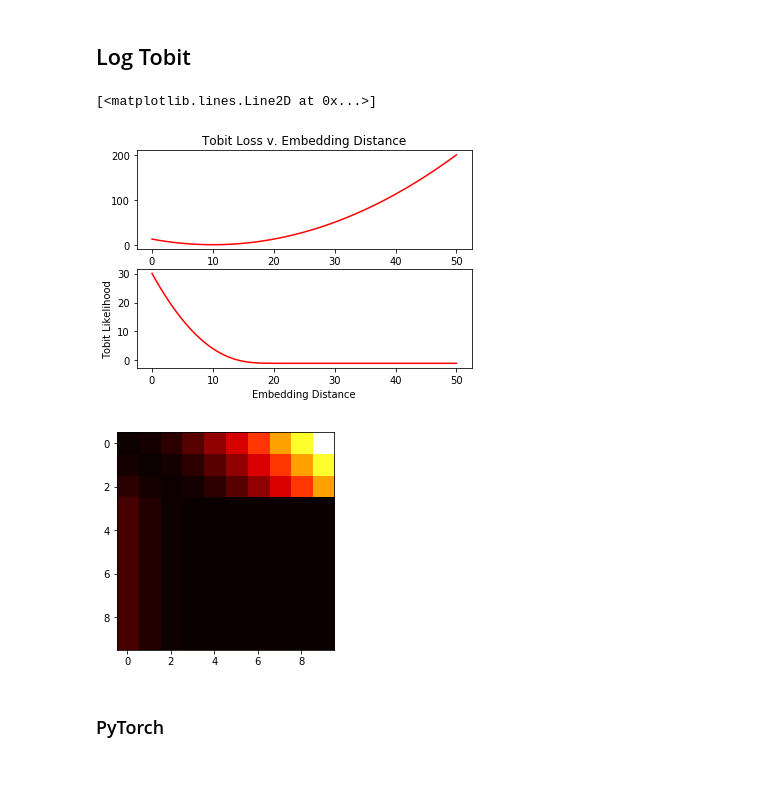
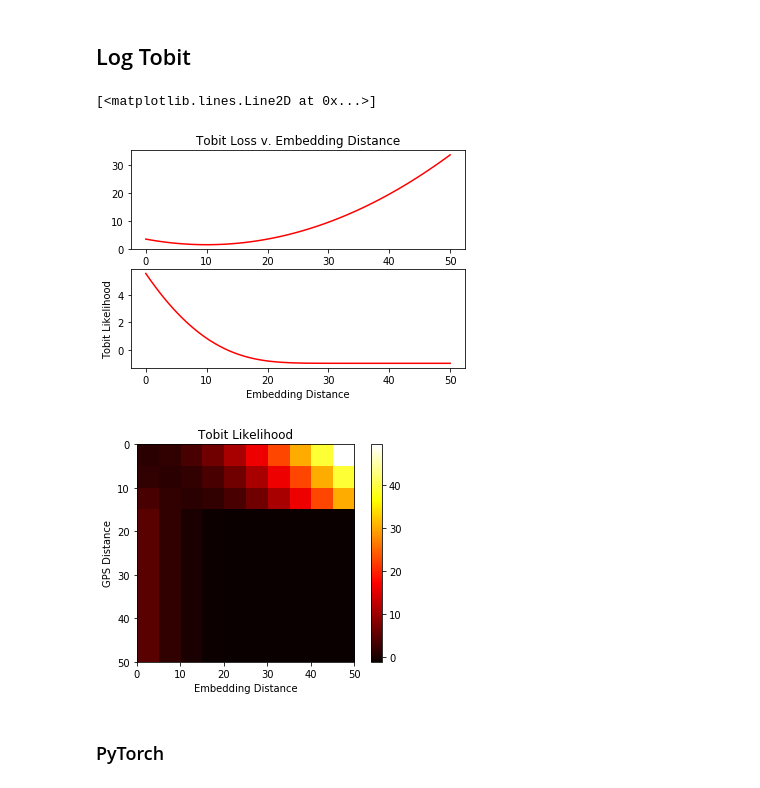
Before and after one commit to Holstrup/PlaceRecognition, a Jupyter notebook: notebooks/Tobit Plot.ipynb, the cells around one changed output. Saved outputs shown, nothing was run; the diff lists cells and outputs as text; code cells hidden in the pictures.

```diff
--- a/notebooks/Tobit Plot.ipynb
+++ b/notebooks/Tobit Plot.ipynb
@@ -51,10 +57,22 @@ plt.show()
 # %% [markdown]
 ## Contrastive
 # %%
+# Original
 def contrastive(y, y_hat, yL = 25, margin_thr=0.7):
     indicator = int(y > yL) # => Postive point
     margin = np.full(len(y_hat), margin_thr)
     return ((1-indicator) * 1/2 * y_hat**2) + indicator*1/2*((margin-y_hat).clip(min=0))**2
+
+# Scaled up / down
+def contrastive(y, y_hat, yL = 25, margin_thr=0.7):
+    y_hat *= 35
+    margin_thr *= 35
+
+    indicator = int(y > yL) # => Postive point
+    margin = np.full(len(y_hat), margin_thr)
+    y = ((1-indicator) * 1/2 * y_hat**2) + indicator*1/2*((margin-y_hat).clip(min=0))**2
+    y /= (35**2)
+    return y
 # %%
 NUM_POINTS = 1000
 Dw = np.linspace(0.01, 2, num=NUM_POINTS) # Embedding Distances
@@ -95,7 +119,8 @@ def scaled_contrastive(y, y_hat, yL = 25, margin_thr=0.7):
     indicator = int(y > yL) # => Postive point
     margin = np.full(len(y_hat), margin_thr)
     peak = margin_thr / yL * y
-    return ((1-indicator) * 4 * (y_hat - peak)**2) + indicator*4*((margin-y_hat).clip(min=0))**2
+    return ((1-indicator)  * (y_hat - peak)**2) + indicator*0.5*((margin-y_hat).clip(min=0))**2
+#4*lbl*torch.pow((D-peak_scaling),2) + 0.5*(1-lbl)*torch.pow(torch.clamp(margin-D, min=0),2)
 # %%
 NUM_POINTS = 1000
 Dw = np.linspace(0.01, 1, num=NUM_POINTS) # Embedding Distances
@@ -129,0 +159,10 @@ plt.show()
+# %%
+y_hat = np.linspace(1, 2, num=NUM_POINTS)- 1 # Embedding distance
+fig, ax = plt.subplots(1,1)
+L_pos = scaled_contrastive(0, y_hat)
+ax.plot(y_hat,L_pos,'g-', label='0 Meters (Standard Contrastive)')
+L_pos = scaled_contrastive(5, y_hat)
+ax.plot(y_hat,L_pos,'y-', label='5 Meters')
+L_pos = scaled_contrastive(15, y_hat)
+ax.plot(y_hat,L_pos,'r-', label='15 Meters')
+plt.legend()
@@ -154,7 +196,7 @@ plt.show()
 # %% [markdown]
 ## Log Tobit
 # %%
-def log_tobit(y, y_hat, yL = 15, sigma=2):
+def log_tobit(y, y_hat, yL = 15, sigma=5):
     indicator = int(y < yL)
     #Tobit:       ((1/sigma * norm.pdf((y-y_hat)/sigma))**indicator) *     (norm.cdf((y_hat - yL)/sigma))**(1-indicator)
     return -np.log(1/sigma * norm.pdf((y-y_hat)/sigma))**indicator - np.log(norm.cdf((y_hat - yL)/sigma))**(1-indicator)
@@ -171,7 +213,7 @@ ax[1].set_ylabel('Tobit Likelihood')
 ax[1].plot(y_hat, L_neg,'r-')
 # %% [output]
 [<matplotlib.lines.Line2D at 0x...>]
-[figure, old version]
+[figure, new version]
 # %%
 NUM_POINTS = 10
 y_hat = np.linspace(1, 50, num=NUM_POINTS) # Embedding distance
@@ -180,10 +222,14 @@ tobit_likelihood = np.ones((NUM_POINTS, NUM_POINTS))
 for i in range(NUM_POINTS):
     tobit_likelihood[i,:] = log_tobit(y[i], y_hat)
 # %%
-plt.imshow(tobit_likelihood, cmap='hot', interpolation='nearest')
+plt.imshow(tobit_likelihood, cmap='hot', interpolation='nearest',  extent=[0, 50, 50, 0])
+plt.title('Tobit Likelihood')
+plt.xlabel('Embedding Distance')
+plt.ylabel('GPS Distance')
+plt.colorbar()
 plt.show()
 # %% [output]
-[figure, old version]
+[figure, new version]
 # %% [markdown]
 ### PyTorch
 # %%
```
Also changed, not shown: parts of 35 cells of this notebook, 3 other files.
